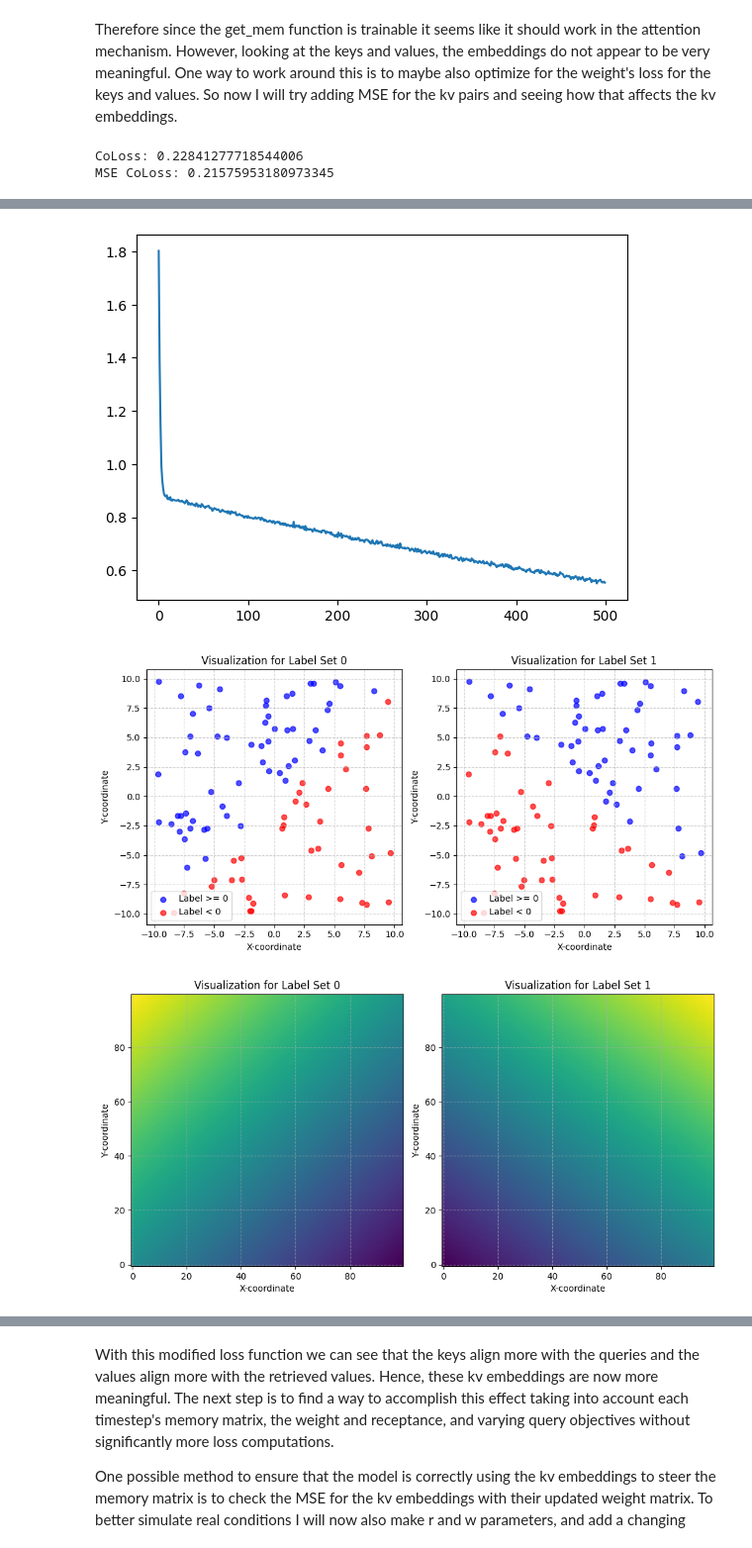
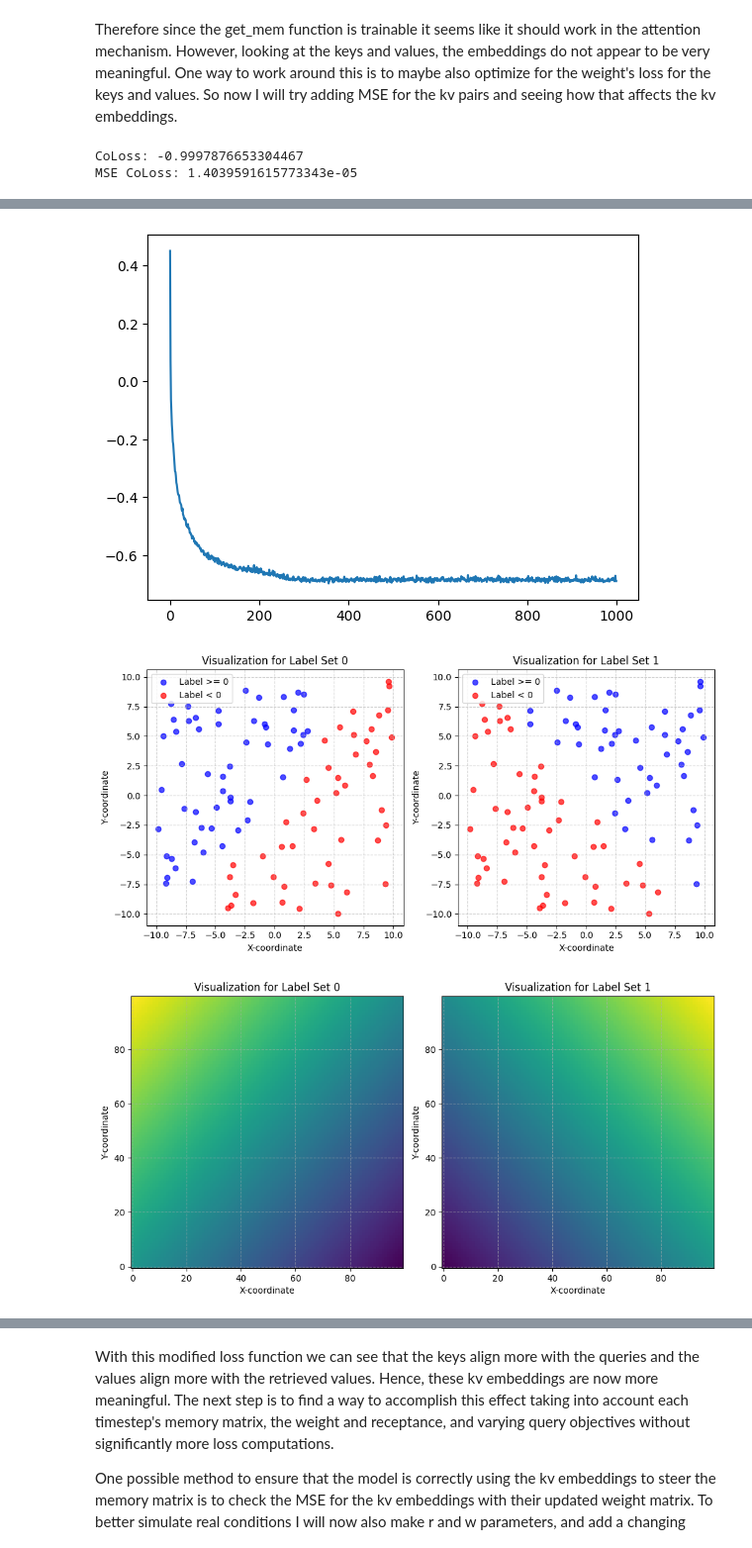
Before and after one commit to IanPTan/MoPeA, a Jupyter notebook: src/mpi_tests.ipynb, the cells around one changed output, grey strips where cells are left out. Shown at 99% size. Drawn from its saved outputs; the diff is of its cells as text; code cells hidden in the pictures.

Commit message:
temporarily removed gating, but global cosine loss works now on mpi test bench

```diff
--- a/src/mpi_tests.ipynb
+++ b/src/mpi_tests.ipynb
@@ -365,5 +365,5 @@ qy_dataloader = DataLoader(qy_dataset, batch_size=8, shuffle=True)
 print(f"dataset length: {len(qy_dataset)}\nnumber of batches: {len(qy_dataloader)}")
 
 criterion = nn.MSELoss()
-optimizer = optim.AdamW([k, v], lr=1e-3)
+optimizer = optim.AdamW([k, v], lr=1e-2)
 # %% [output]
@@ -432,5 +432,12 @@ CoLoss: 0.16503030061721802
 # %% [markdown]
 Therefore since the get_mem function is trainable it seems like it should work in the attention mechanism. However, looking at the keys and values, the embeddings do not appear to be very meaningful. One way to work around this is to maybe also optimize for the weight's loss for the keys and values. So now I will try adding MSE for the kv pairs and seeing how that affects the kv embeddings.
+# %%
+def global_cos(pred_v, v):
+    dot_sim = pt.einsum("jk, jk ->", pred_v, v)
+    pred_energy = pt.einsum("jk, jk ->", pred_v, pred_v)
+    val_energy = pt.einsum("jk, jk ->", v, v)
+    losses = dot_sim / (pred_energy.sqrt() * val_energy.sqrt())
+    return -losses.mean()
 # %%
 #optimizer.param_groups[0]["lr"] *= 0.1
 with pt.no_grad():
@@ -440,25 +447,33 @@ with pt.no_grad():
 losses = []
 mse_colosses = []
 predlosses = []
-pbar = tqdm(range(500))
+gclosses = []
+pbar = tqdm(range(1000))
 for epoch in pbar:
     total_loss = 0
     total_mse_coloss = 0
     total_predloss = 0
+    total_gcloss = 0
     for q, y in qy_dataloader:
         optimizer.zero_grad()
 
         memory, A, B, C, predloss = mm.get_mem(k, v, r)
         #predloss /= k.shape[1]
-        predloss **= 1 / 3
+        #predloss **= 1 / 3
         mem_W = memory[0, -1]
         pred_y = q @ mem_W.T
         pred_v = k[0] @ mem_W.T
 
+        #print(predloss)
+        #1/0
+
         mse_loss = criterion(pred_y, y)
         mse_coloss = criterion(pred_v, v[0])
+        gcloss = global_cos(pred_v, v[0])
         #loss = criterion(pred_y, y) + mse_coloss
         loss = mse_loss + predloss
+        #loss = mse_loss + gcloss
+        #loss = mse_loss + predloss + gcloss
 
         loss.backward()
         optimizer.step()
@@ -466,13 +481,16 @@ for epoch in pbar:
         total_loss += loss.item()
         total_mse_coloss += mse_coloss.item()
         total_predloss += predloss.item()
+        total_gcloss += gcloss.item()
 
     avg_loss = total_loss / len(qy_dataloader)
     avg_mse_coloss = total_mse_coloss / len(qy_dataloader)
     avg_predloss = total_predloss / len(qy_dataloader)
+    avg_gcloss = total_gcloss / len(qy_dataloader)
     losses.append(avg_loss)
     mse_colosses.append(avg_mse_coloss)
     predlosses.append(avg_predloss)
+    gclosses.append(avg_gcloss)
     current_lr = optimizer.param_groups[0]['lr']
     pbar.set_postfix(loss=f"{avg_loss:.4f}", lr=current_lr, CL=f"{avg_predloss:.4f}", MCL=f"{avg_mse_coloss:.4f}")
 
@@ -481,6 +499,7 @@ print(f"MSE CoLoss: {avg_mse_coloss}")
 
 plt.plot(mse_colosses)
 plt.plot(predlosses)
+plt.plot(gclosses)
 plt.show()
 
 plt.plot(losses)
@@ -493,5 +512,5 @@ plot_space(mem_W, 10, 100, bias=False)
 
 plot_points(k[0].detach().numpy(), v[0].detach().numpy())
 # %% [output]
-CoLoss: 0.22841277718544006
-MSE CoLoss: 0.21575953180973345
+CoLoss: -0.9997876653304467
+MSE CoLoss: 1.4039591615773343e-05
@@ -499,3 +518,3 @@ MSE CoLoss: 0.21575953180973345
-[figure, old version]
+[figure, new version]
-[figure, old version]
+[figure, new version]
 [figure]
```
Also changed, not shown: parts of 15 cells of this notebook, 1 other file.
